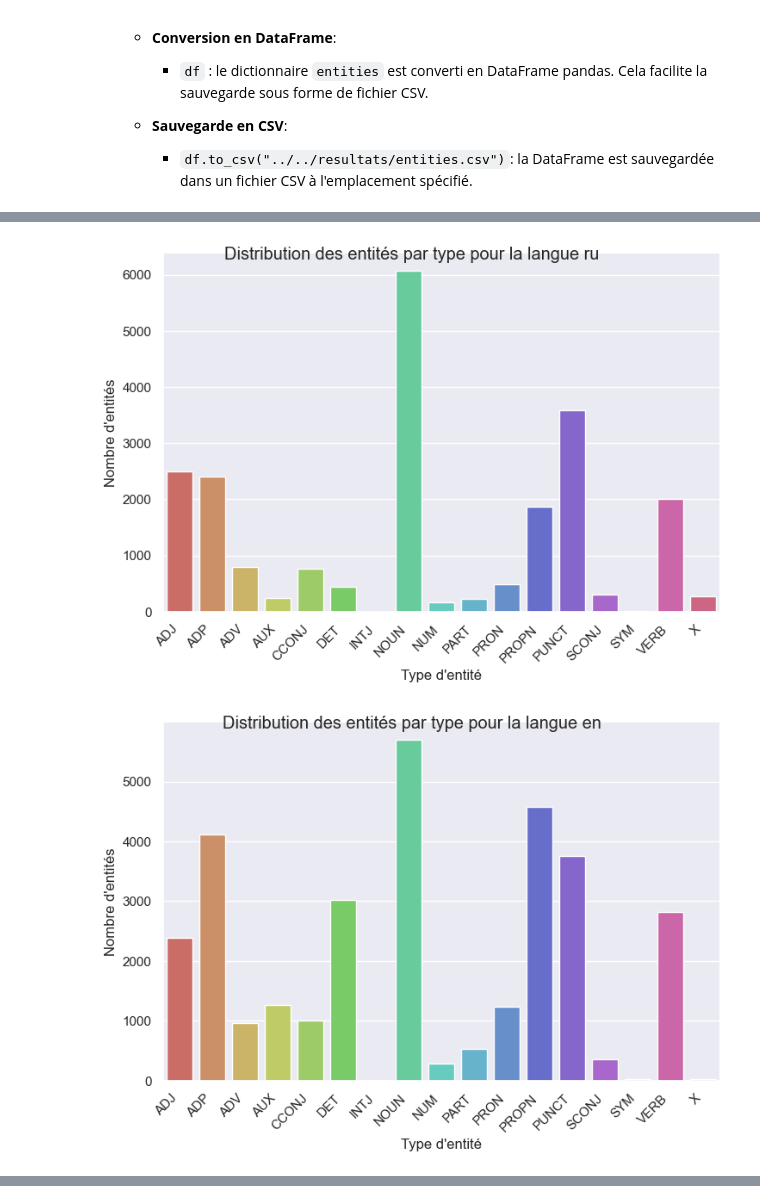
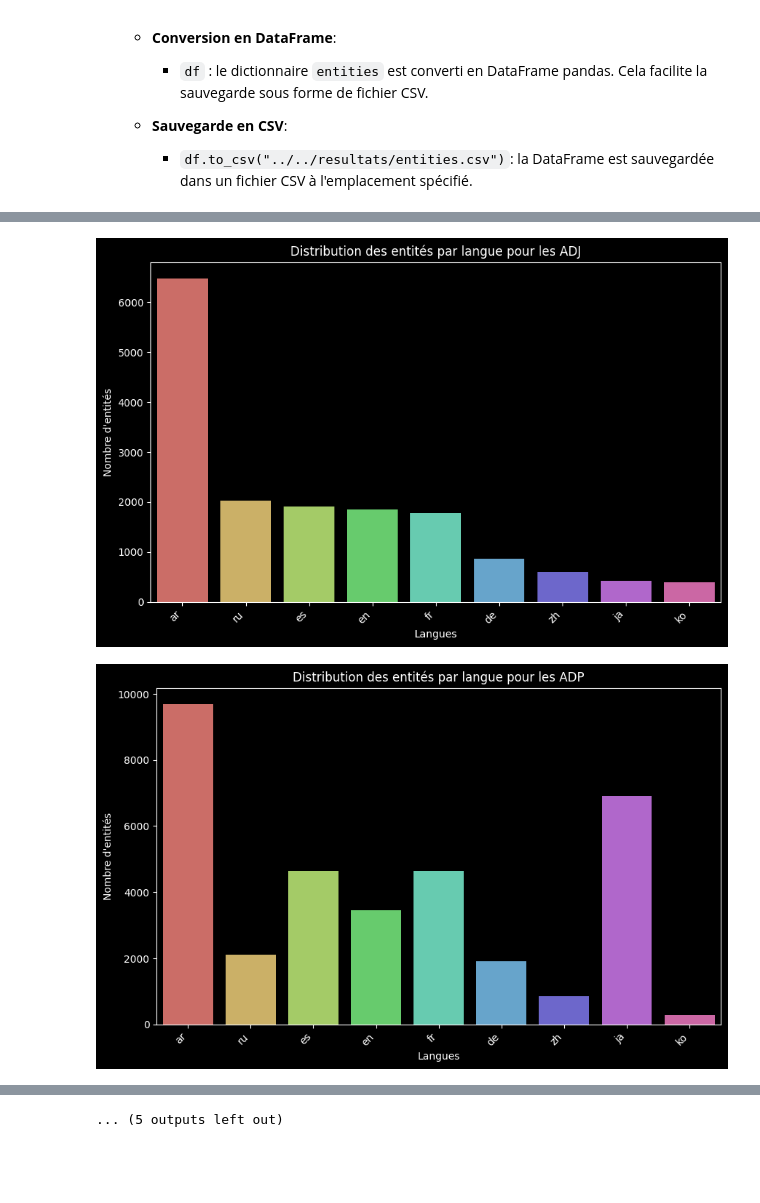
Before and after one commit to PetX33/OutilsTraitementCorpus, a Jupyter notebook: scripts/analyse_morpho/analyse_morpho.ipynb, the cells around one changed output, grey strips where cells are left out. Saved outputs shown, nothing was run; the diff lists cells and outputs as text; code cells hidden in the pictures; blank space fills up the shorter version.

Commit message:
fix: ajout distribution entites par type par langue et entites pas langue

```diff
--- a/scripts/analyse_morpho/analyse_morpho.ipynb
+++ b/scripts/analyse_morpho/analyse_morpho.ipynb
@@ -232,42 +254,58 @@ distribution.savefig('../../resultats/entity_distribution.png')
 # %%
-def plot_entity_distribution_per_language(data: pd.DataFrame, output_directory: str):
+def plot_entity_distribution_per_POS(data: pd.DataFrame, output_directory: str):
     """
     Trace un graphique en barres pour chaque langue montrant la distribution des entités par type.
 
     Parameters:
     data (pd.DataFrame): DataFrame des entités retourné par la fonction count_entities.
     output_directory (str): Répertoire dans lequel enregistrer les graphiques.
     """
     # Tracé des graphiques séparés pour chaque langue
-    for lang in data['Unnamed: 0'].unique():
+    for pos in data["Unnamed: 0"].unique():
         # Filtrer les données pour la langue spécifique
-        data_lang = data[data['Unnamed: 0'] == lang]
+        data_pos = data[data["Unnamed: 0"] == pos]
 
         # Convertir le DataFrame en format long
-        data_lang_long = data_lang.melt(id_vars=['Unnamed: 0'], var_name='Type d\'entité', value_name='Count')
+        data_pos_long = data_pos.melt(
+            id_vars=["Unnamed: 0"], var_name="Langues", value_name="Count"
+        )
 
         # Renommer les colonnes pour correspondre à ce que la fonction plot_entity_distribution_per_language attend
-        data_lang_long.rename(columns={'Unnamed: 0': 'Language'}, inplace=True)
+        data_pos_long.rename(columns={"Unnamed: 0": "POS"}, inplace=True)
 
         # Création d'une palette de couleurs personnalisée basée sur le nombre de types d'entités
-        num_entity_types = len(data_lang_long['Type d\'entité'].unique())
-        custom_palette = sns.color_palette("hls", num_entity_types)
+        num_entity_types = len(data_pos_long["Langues"].unique())
 
-        # Tracé avec Seaborn en utilisant la palette personnalisée
-        sns.set(style="darkgrid")
-        g = sns.catplot(x="Type d\'entité", y="Count", hue='Type d\'entité', data=data_lang_long, kind="bar", height=5, aspect=1.5, palette=custom_palette, legend=False)
-        g.set_xticklabels(rotation=45, ha='right')
-        g.set_axis_labels('Type d\'entité', 'Nombre d\'entités')
-        g.fig.suptitle(f'Distribution des entités par type pour la langue {lang}')
+        # Tracé avec Matplolib en utilisant la palette personnalisée
+        plt.figure(figsize=(10, 6))
+        sns.barplot(
+            x="Langues",
+            y="Count",
+            hue="Langues",
+            data=data_pos_long,
+            palette="hls",
+            dodge=False,
+            legend=False,
+        )
+        plt.xticks(rotation=45, ha="right")
+        plt.xlabel("Langues")
+        plt.ylabel("Nombre d'entités")
+        plt.title(f"Distribution des entités par langue pour les {pos}")
 
         # Enregistrement du graphique
-        g.savefig(f"{output_directory}/{lang}_distribution.png", facecolor='w')
+        plt.savefig(
+            f"{output_directory}/{pos}_distribution.png",
+            facecolor="w",
+            bbox_inches="tight",
+        )
+
         plt.show()
         plt.close()
 
+
 # Utilisation de la fonction
 data = pd.read_csv("../../resultats/entities.csv")
-plot_entity_distribution_per_language(data, '../../resultats/POS_distribution_per_lang')
+plot_entity_distribution_per_POS(data, "../../resultats/POS_distribution")
 # %% [output]
-[figure, old version]
+[figure, new version]
-[figure, old version]
+[figure, new version]
@@ -280,0 +322 @@ plot_entity_distribution_per_language(data, '../../resultats/POS_distribution_pe
+... (5 outputs left out)
```
Also changed, not shown: parts of 16 cells of this notebook.
